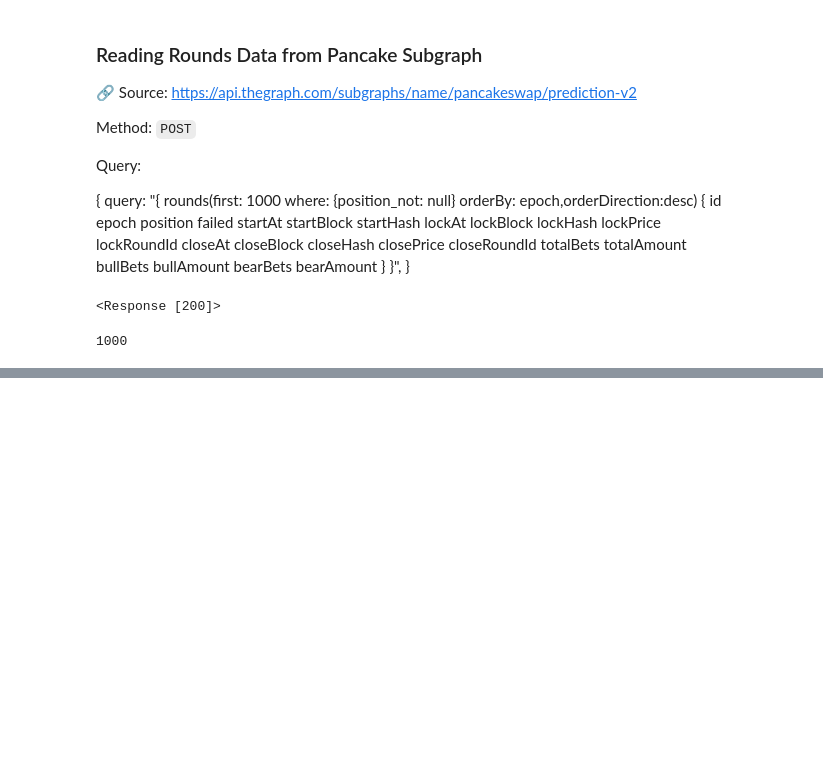
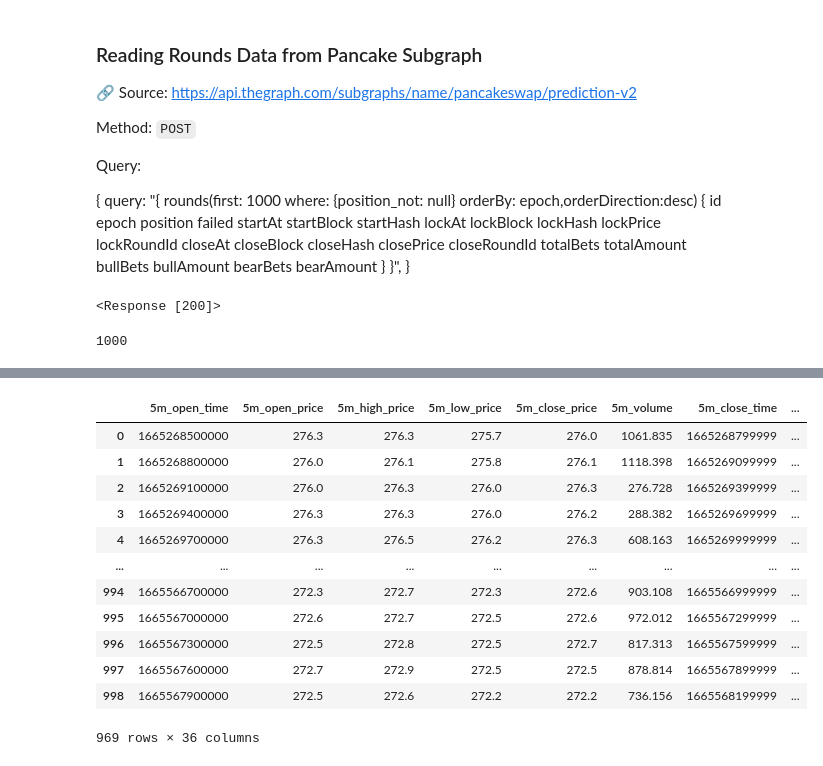
Before and after one commit to jjuniorc/tensorflow, a Jupyter notebook: prediction_dataset.ipynb, the cells around one changed output, grey strips where cells are left out. Drawn from its saved outputs; the diff is of its cells as text; code cells hidden in the pictures; blank space fills up the shorter version.

```diff
--- a/prediction_dataset.ipynb
+++ b/prediction_dataset.ipynb
@@ -177,2 +181,19 @@ df_joined
+# %%
+df_distinct = df_joined.drop_duplicates(['epoch'], keep='last')
+df_distinct
+# %% [output]
+|  | 5m_open_time | 5m_open_price | 5m_high_price | 5m_low_price | 5m_close_price | 5m_volume | 5m_close_time | ... |
+| 0 | 1665268500000 | 276.3 | 276.3 | 275.7 | 276.0 | 1061.835 | 1665268799999 | ... |
+| 1 | 1665268800000 | 276.0 | 276.1 | 275.8 | 276.1 | 1118.398 | 1665269099999 | ... |
+| 2 | 1665269100000 | 276.0 | 276.3 | 276.0 | 276.3 | 276.728 | 1665269399999 | ... |
+| 3 | 1665269400000 | 276.3 | 276.3 | 276.0 | 276.2 | 288.382 | 1665269699999 | ... |
+| 4 | 1665269700000 | 276.3 | 276.5 | 276.2 | 276.3 | 608.163 | 1665269999999 | ... |
+| ... | ... | ... | ... | ... | ... | ... | ... | ... |
+| 994 | 1665566700000 | 272.3 | 272.7 | 272.3 | 272.6 | 903.108 | 1665566999999 | ... |
+| 995 | 1665567000000 | 272.6 | 272.7 | 272.5 | 272.6 | 972.012 | 1665567299999 | ... |
+| 996 | 1665567300000 | 272.5 | 272.8 | 272.5 | 272.7 | 817.313 | 1665567599999 | ... |
+| 997 | 1665567600000 | 272.7 | 272.9 | 272.5 | 272.5 | 878.814 | 1665567899999 | ... |
+| 998 | 1665567900000 | 272.5 | 272.6 | 272.2 | 272.2 | 736.156 | 1665568199999 | ... |
+969 rows × 36 columns
 # %%
 # Exporting Data Frame
```
Also changed, not shown: parts of 5 cells of this notebook, 2 other files.
